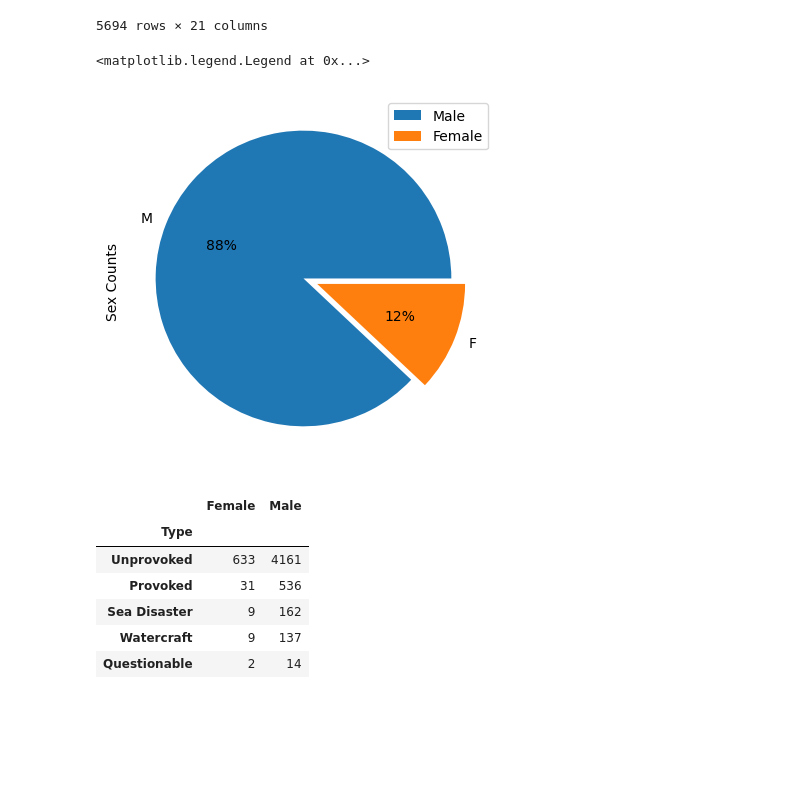
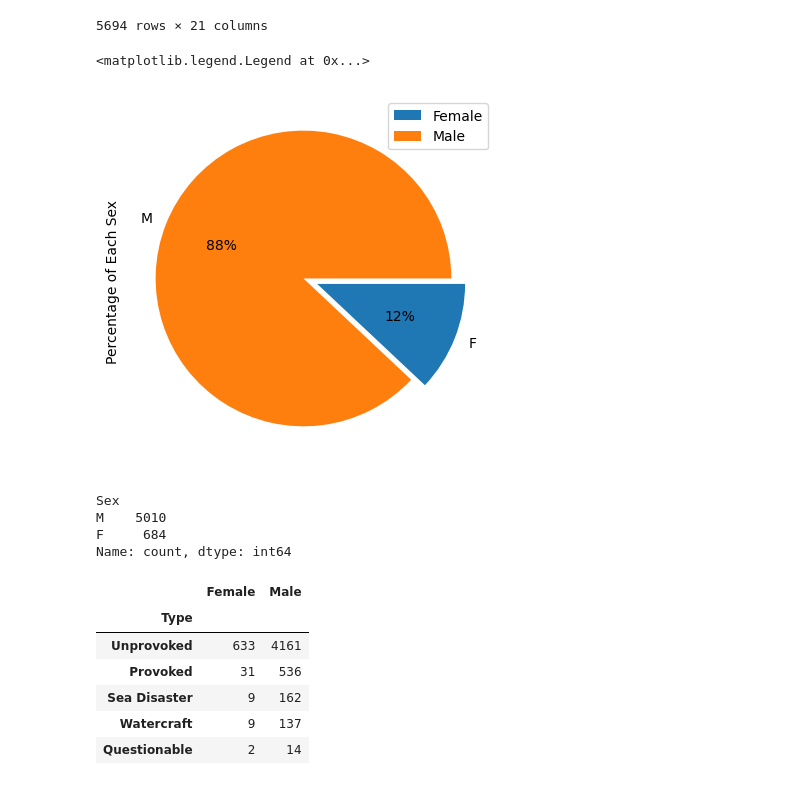
Before and after one commit to Tadespi/Project_1, a Jupyter notebook: Shark attack gender analysis.ipynb, the cells around one changed output. Saved outputs shown, nothing was run; the diff lists cells and outputs as text; code cells hidden in the pictures; blank space fills up the shorter version.

```diff
--- a/Shark attack gender analysis.ipynb
+++ b/Shark attack gender analysis.ipynb
@@ -55,13 +55,21 @@ shark_data
 # %%
 #Count number of males vs. females
 sex_series = shark_data['Sex'].value_counts()
 #Plot pie chart
 explode= (0.05,0.05)
-sex_series.plot(kind = 'pie', ylabel='Sex Counts', autopct = '%1.0f%%', explode =explode)
-plt.legend(["Male", "Female"])
+colors = ['C1','C0']
+sex_series.plot(kind = 'pie', ylabel='Percentage of Each Sex', autopct = '%1.0f%%', explode =explode, colors = colors)
+plt.legend(["Male", "Female"], reverse=True)
 # %% [output]
 <matplotlib.legend.Legend at 0x...>
-[figure, old version]
+[figure, new version]
+# %%
+sex_series
+# %% [output]
+Sex
+M    5010
+F     684
+Name: count, dtype: int64
 # %%
 #Creating dataframe for bar chart
 #Filtering into Male and Female dataframes
```
Also changed, not shown: parts of 6 cells of this notebook.
